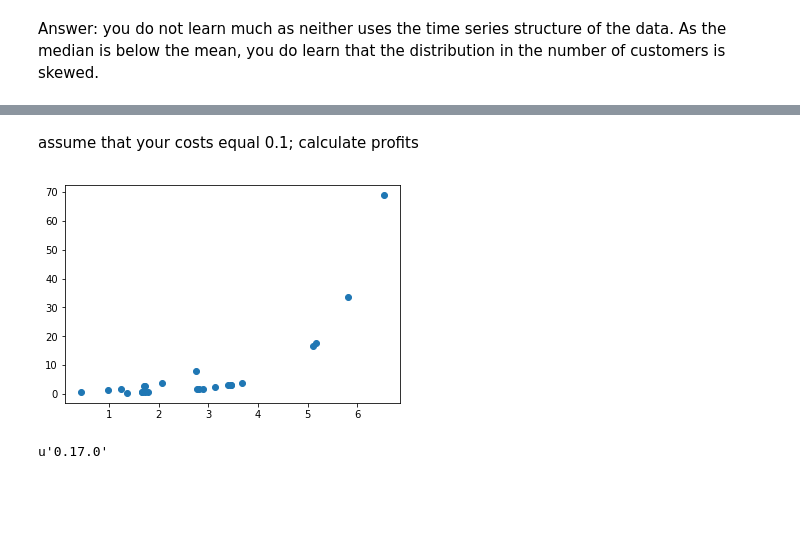
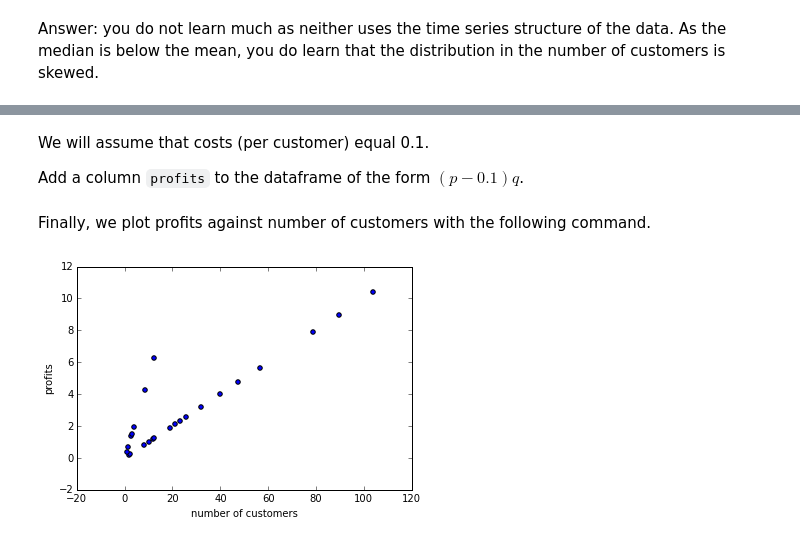
Before and after one commit to gheawahyu/programming_notebooks, a Jupyter notebook: shop_customers_with_answers.ipynb, the cells around one changed output, grey strips where cells are left out. Drawn from its saved outputs; the diff is of its cells as text; code cells hidden in the pictures; blank space fills up the shorter version.

Commit message:
first complete version shop notebook

```diff
--- a/shop_customers_with_answers.ipynb
+++ b/shop_customers_with_answers.ipynb
@@ -183,3 +202,5 @@ df_customers.head()
-# %% [markdown]
-assume that your costs equal 0.1; calculate profits
+# %% [markdown]
+We will assume that costs (per customer) equal 0.1.
+
+Add a column `profits` to the dataframe of the form $(p-0.1)q$.
 # %%
@@ -186,11 +209,11 @@ assume that your costs equal 0.1; calculate profits
 costs = 0.1
 df_customers['profits'] = (df_customers['price']-costs)*df_customers['number of customers']
+# %% [markdown]
+Finally, we plot profits against number of customers with the following command.
 # %%
-plt.scatter(df_customers['log number of customers'],df_customers['profits'])
+plt.scatter(df_customers['number of customers'],df_customers['profits'])
+plt.xlabel('number of customers')
+plt.ylabel('profits')
 plt.show()
 # %% [output]
-[figure, old version]
+[figure, new version]
-# %%
-pd.__version__
-# %% [output]
-u'0.17.0'
```
Also changed, not shown: parts of 17 cells of this notebook.
